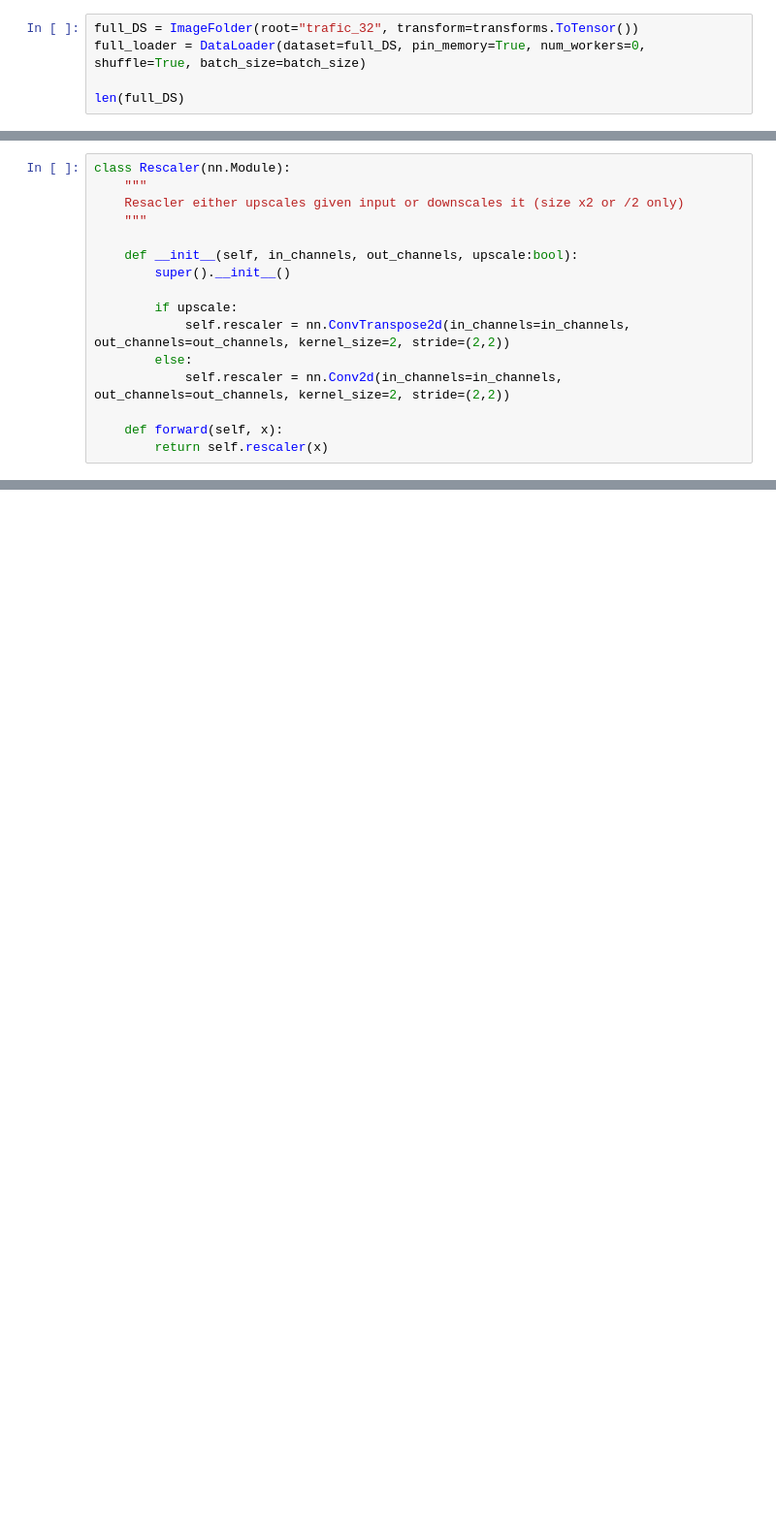
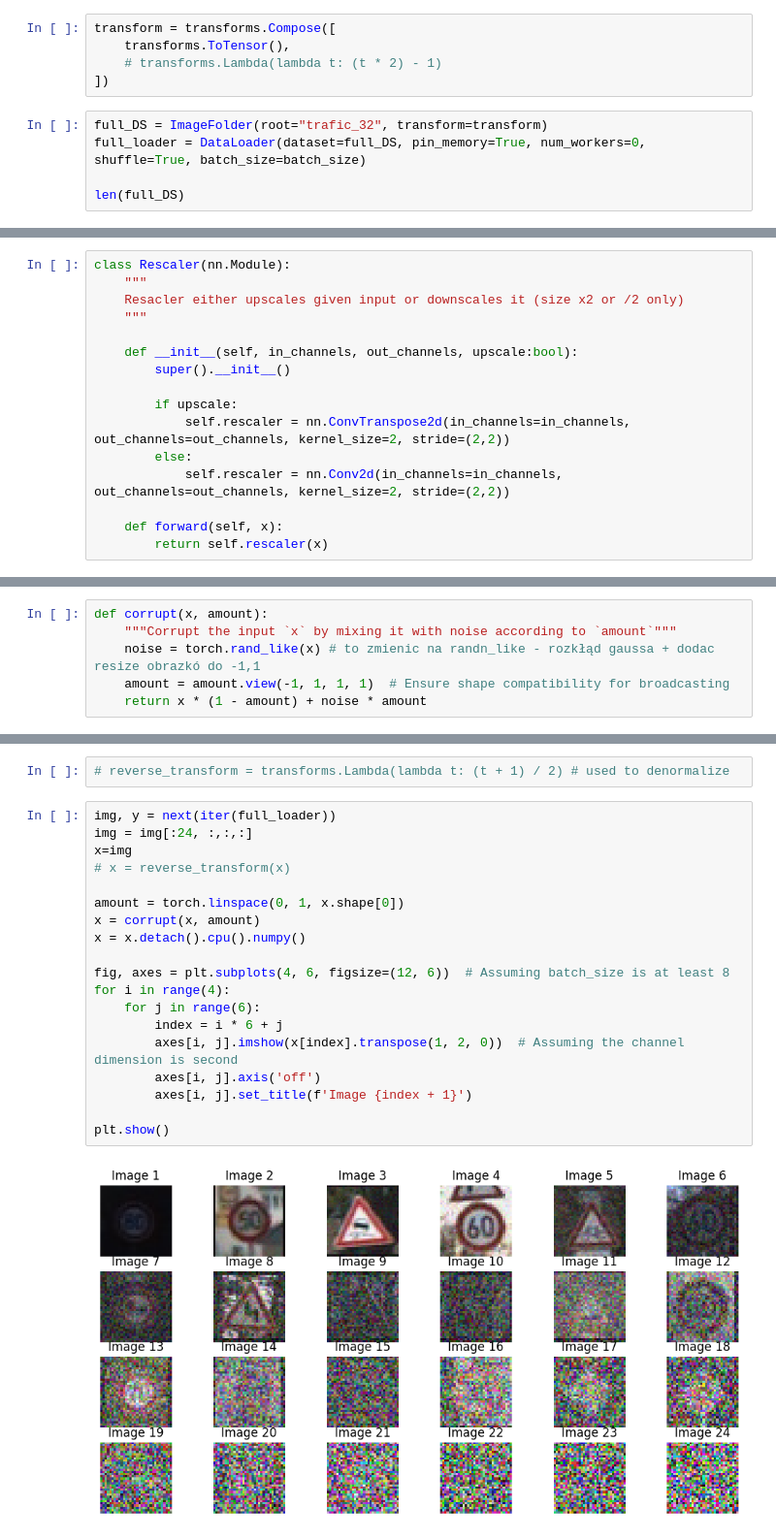
Before and after one commit to P1X2/SSNE4_GAN, a Jupyter notebook: StableDifusion_U-Net.ipynb, the cells around one changed output, grey strips where cells are left out. Shown at 97% size. Saved outputs shown, nothing was run; the diff lists cells and outputs as text; blank space fills up the shorter version.

```diff
--- a/StableDifusion_U-Net.ipynb
+++ b/StableDifusion_U-Net.ipynb
@@ -20,5 +23,10 @@ epoch = 30
+# %%
+transform = transforms.Compose([
+    transforms.ToTensor(),
+    # transforms.Lambda(lambda t: (t * 2) - 1)
+])
 # %%
-full_DS = ImageFolder(root="trafic_32", transform=transforms.ToTensor())
+full_DS = ImageFolder(root="trafic_32", transform=transform)
 full_loader = DataLoader(dataset=full_DS, pin_memory=True, num_workers=0, shuffle=True, batch_size=batch_size)
 
 len(full_DS)
@@ -177,0 +203,6 @@ IndexError: list index out of range
+# %%
+def corrupt(x, amount):
+    """Corrupt the input `x` by mixing it with noise according to `amount`"""
+    noise = torch.rand_like(x) # to zmienic na randn_like - rozkłąd gaussa + dodac resize obrazkó do -1,1
+    amount = amount.view(-1, 1, 1, 1)  # Ensure shape compatibility for broadcasting
+    return x * (1 - amount) + noise * amount
@@ -177,0 +250,23 @@ IndexError: list index out of range
+# %%
+# reverse_transform = transforms.Lambda(lambda t: (t + 1) / 2) # used to denormalize
+# %%
+img, y = next(iter(full_loader))
+img = img[:24, :,:,:]
+x=img
+# x = reverse_transform(x)
+
+amount = torch.linspace(0, 1, x.shape[0])
+x = corrupt(x, amount)
+x = x.detach().cpu().numpy()
+
+fig, axes = plt.subplots(4, 6, figsize=(12, 6))  # Assuming batch_size is at least 8
+for i in range(4):
+    for j in range(6):
+        index = i * 6 + j
+        axes[i, j].imshow(x[index].transpose(1, 2, 0))  # Assuming the channel dimension is second
+        axes[i, j].axis('off')
+        axes[i, j].set_title(f'Image {index + 1}')
+
+plt.show()
+# %% [output]
+[figure, added]
```
Also changed, not shown: parts of 19 cells of this notebook, 2 other files.
